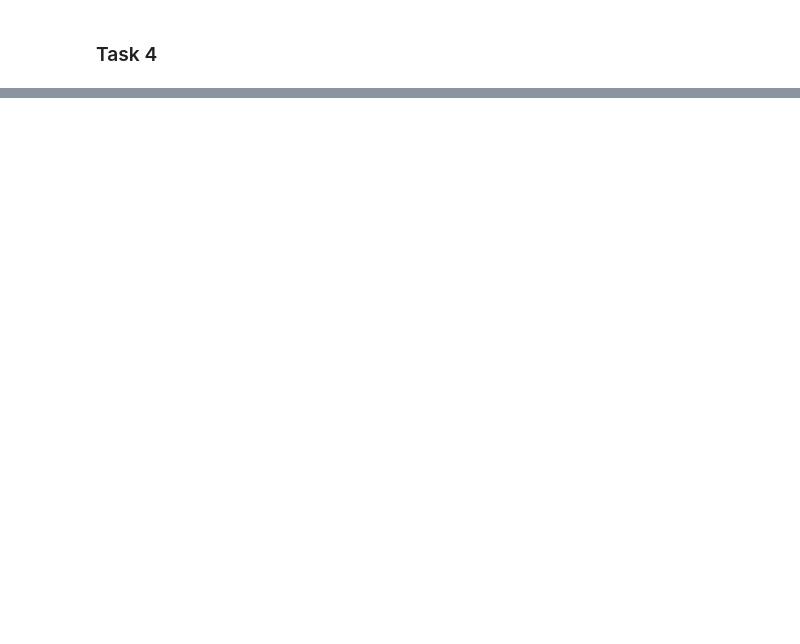
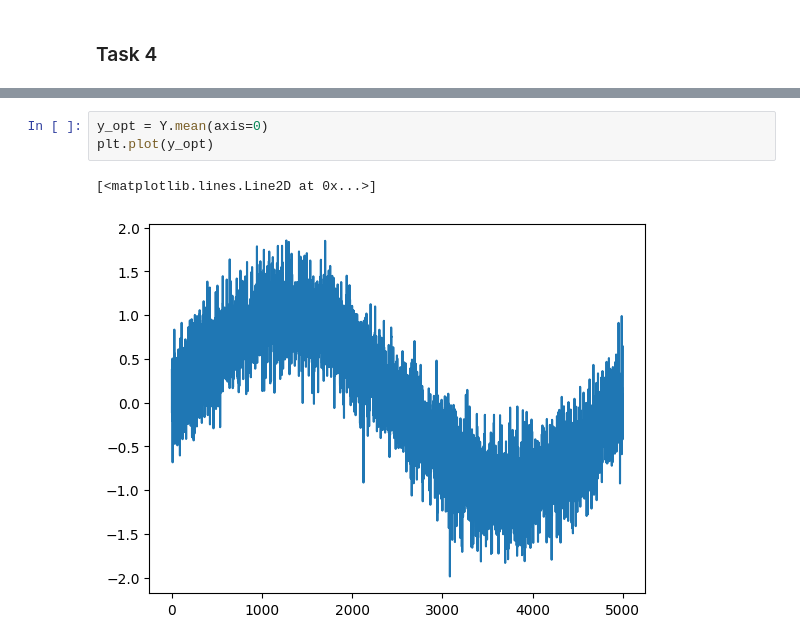
Before and after one commit to Molozey/NumericalMethods, a Jupyter notebook: HW5/Solution.ipynb, the cells around one changed output, grey strips where cells are left out. Cells and saved outputs as stored; diff of their text form; blank space fills up the shorter version.

```diff
--- a/HW5/Solution.ipynb
+++ b/HW5/Solution.ipynb
@@ -102,0 +152,6 @@ print(np.linalg.norm(operator.matvec(x)) / np.linalg.norm(x))
+# %%
+y_opt = Y.mean(axis=0)
+plt.plot(y_opt)
+# %% [output]
+[<matplotlib.lines.Line2D at 0x...>]
+[figure, added]
```
Also changed, not shown: parts of 7 cells of this notebook.
